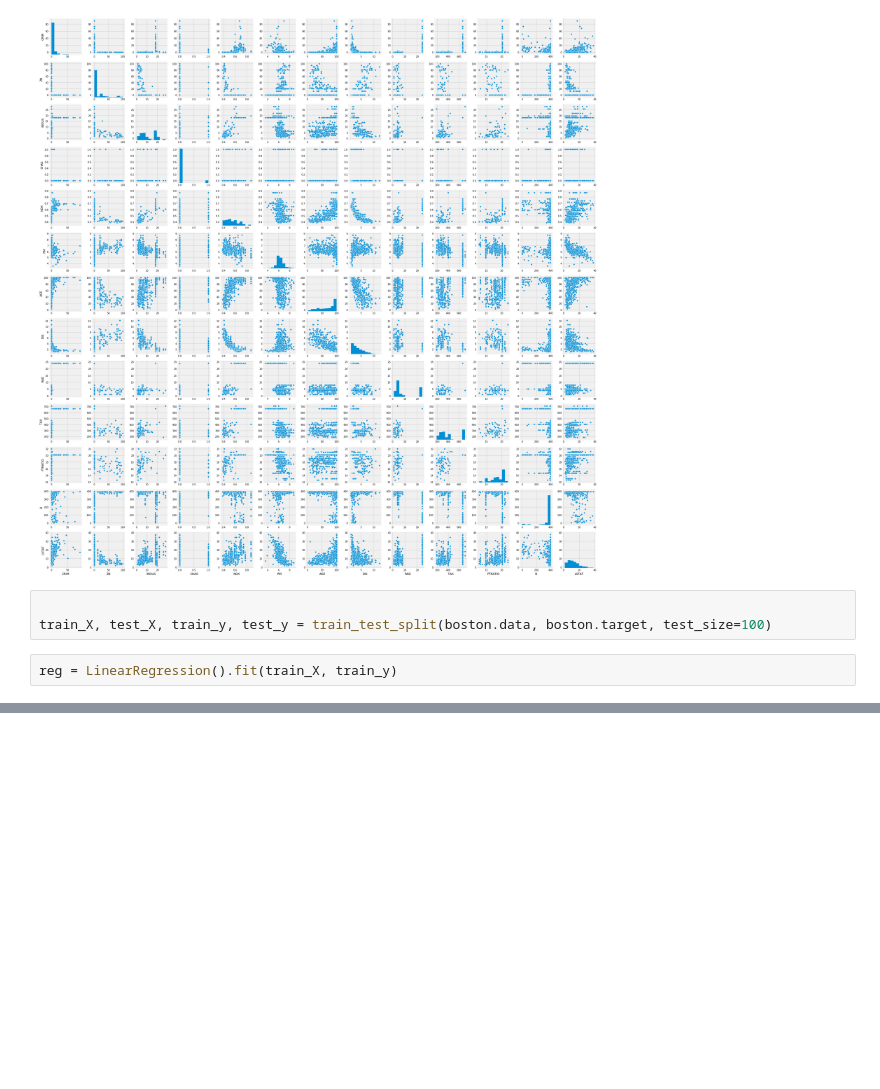
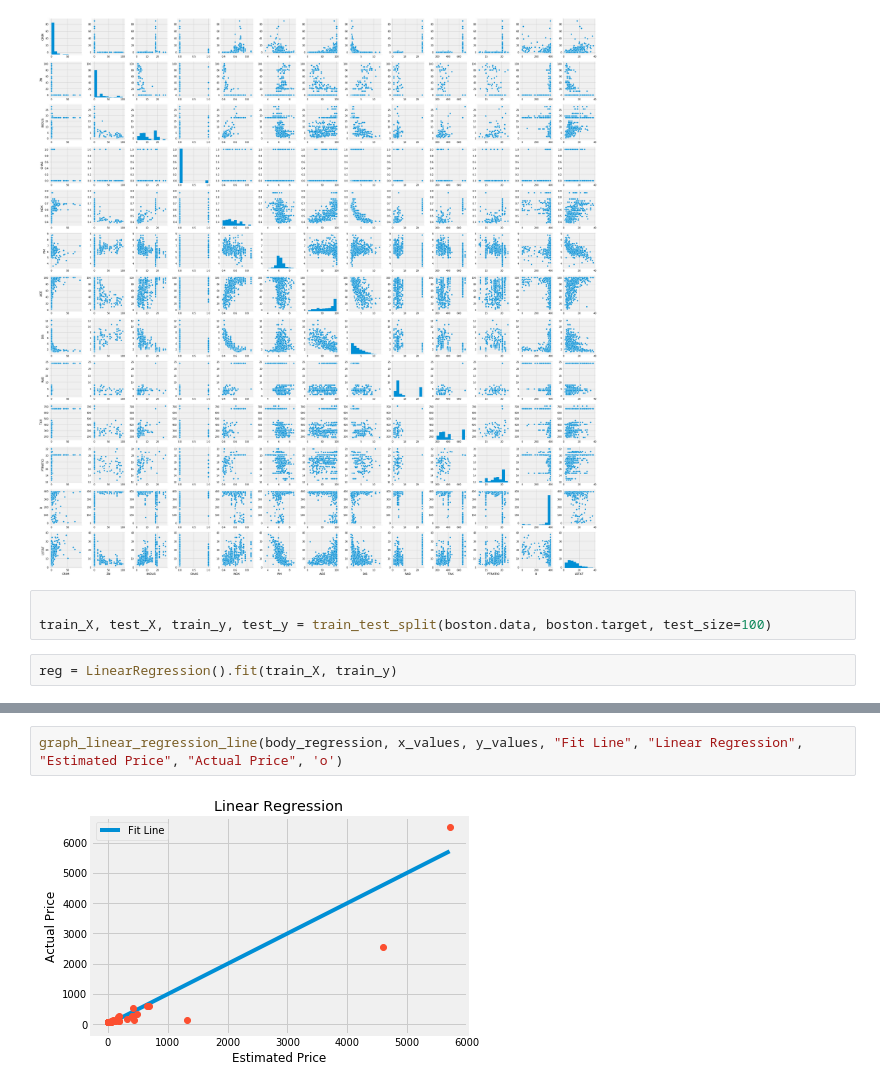
Before and after one commit to sethbunke/MachineLearningAlgorithmsFromScratch, a Jupyter notebook: GraphsLinearRegressionAndOthers.ipynb, the cells around one changed output, grey strips where cells are left out. Cells and saved outputs as stored; diff of their text form; blank space fills up the shorter version.

```diff
--- a/GraphsLinearRegressionAndOthers.ipynb
+++ b/GraphsLinearRegressionAndOthers.ipynb
@@ -64,0 +83,4 @@ graph_linear_regression_line(reg, test_X, test_y, "Fit Line", "Linear Regression
+# %%
+graph_linear_regression_line(body_regression, x_values, y_values, "Fit Line", "Linear Regression", "Estimated Price", "Actual Price", 'o')
+# %% [output]
+[figure, added]
```
Also changed, not shown: parts of 5 cells of this notebook.
